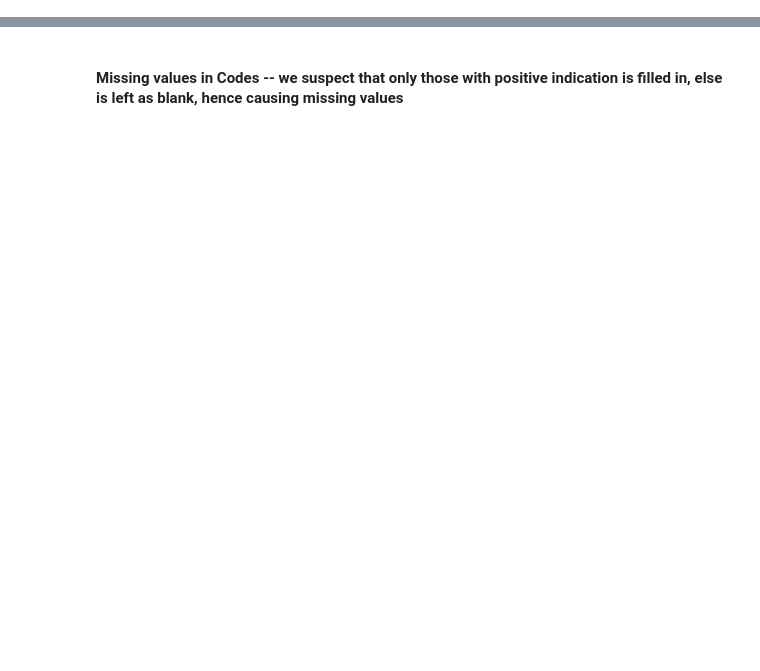
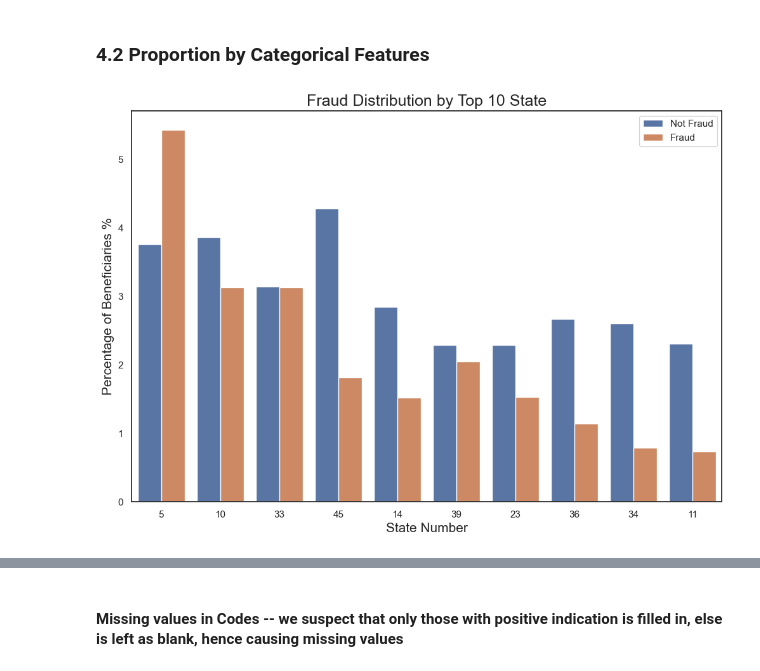
Before and after one commit to HiredOne/BT4012_G7, a Jupyter notebook: eda_fe cleaned.ipynb, the cells around one changed output, grey strips where cells are left out. Saved outputs shown, nothing was run; the diff lists cells and outputs as text; code cells hidden in the pictures; blank space fills up the shorter version.

```diff
--- a/eda_fe cleaned.ipynb
+++ b/eda_fe cleaned.ipynb
@@ -295,0 +174,15 @@ patient_train['AttendingPhysician'] = patient_train['AttendingPhysician'].fillna
+# %% [markdown]
+### 4.2 Proportion by Categorical Features
+# %%
+#@title Distribution of Frauds across top 10 States
+sns.set(rc={'figure.figsize':(12,8)},style='white')
+sns.countplot(x='State',hue='PotentialFraud',data=patient_train, stat='percent'
+              ,order=patient_train['State'].value_counts().iloc[:10].index)
+
+plt.title("Fraud Distribution by Top 10 State",fontsize=18)
+plt.xlabel("State Number",fontsize=15)
+plt.ylabel("Percentage of Beneficiaries %",fontsize=15)
+plt.legend(labels=['Not Fraud', 'Fraud'])
+plt.show()
+# %% [output]
+[figure, added]
```
Also changed, not shown: parts of 126 cells of this notebook.
